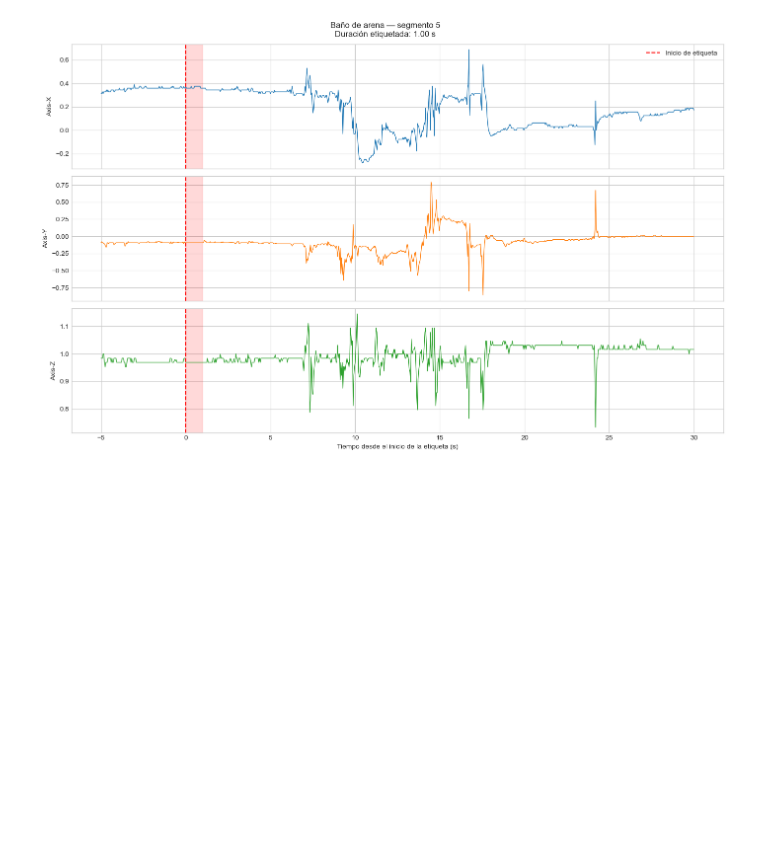
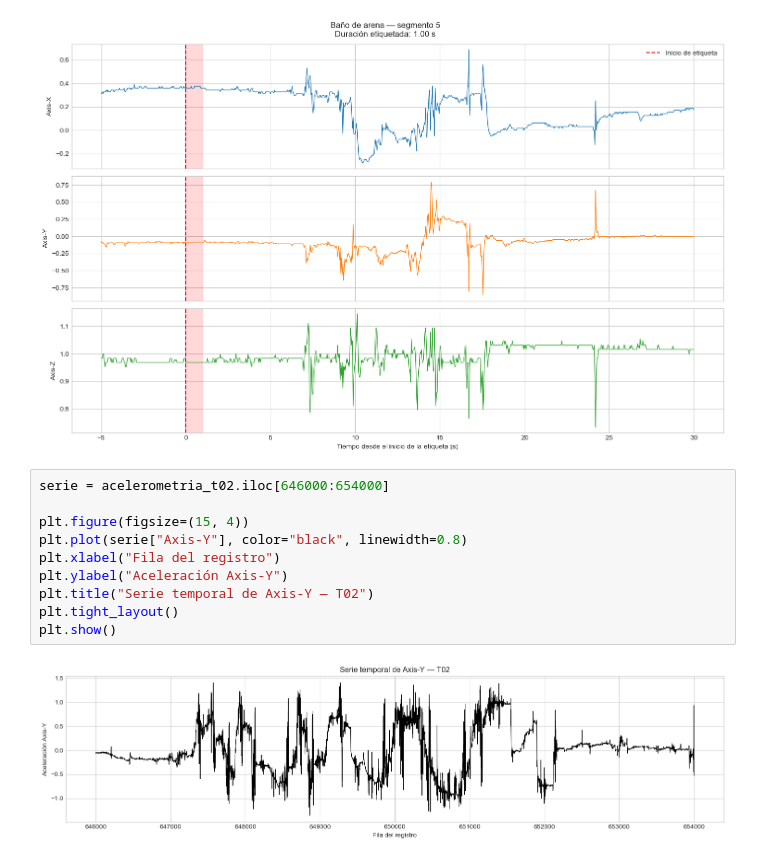
Before and after one commit to EloyMoyano/Bases_de_datos_codornices, a Jupyter notebook: notebooks/01_exploracion_T02.ipynb, the cells around one changed output. Saved outputs shown, nothing was run; the diff lists cells and outputs as text; blank space fills up the shorter version.

```diff
--- a/notebooks/01_exploracion_T02.ipynb
+++ b/notebooks/01_exploracion_T02.ipynb
@@ -689,3 +689,15 @@ for numero in range(
 [figure]
 [figure]
 [figure]
+# %%
+serie = acelerometria_t02.iloc[646000:654000]
+
+plt.figure(figsize=(15, 4))
+plt.plot(serie["Axis-Y"], color="black", linewidth=0.8)
+plt.xlabel("Fila del registro")
+plt.ylabel("Aceleración Axis-Y")
+plt.title("Serie temporal de Axis-Y — T02")
+plt.tight_layout()
+plt.show()
+# %% [output]
+[figure, added]
```
Also changed, not shown: parts of 2 cells of this notebook.
